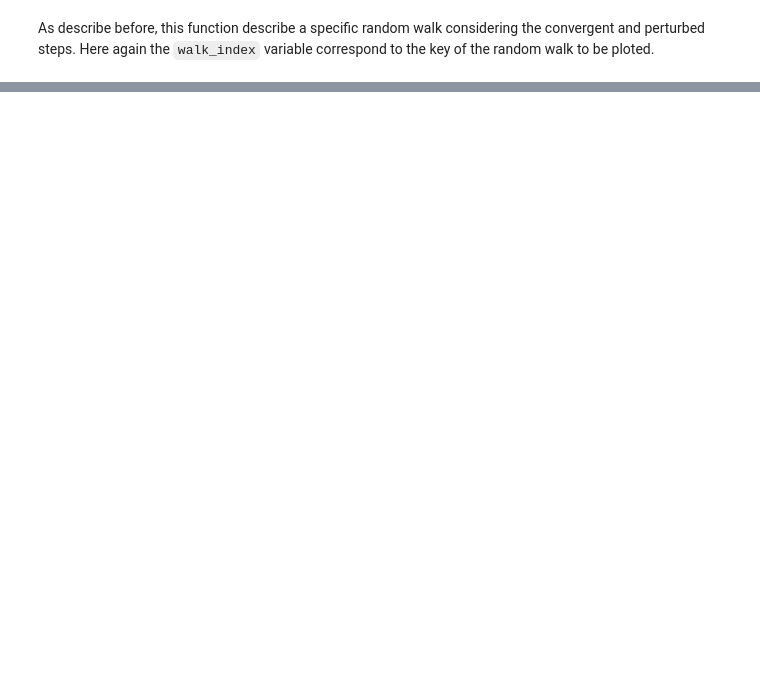
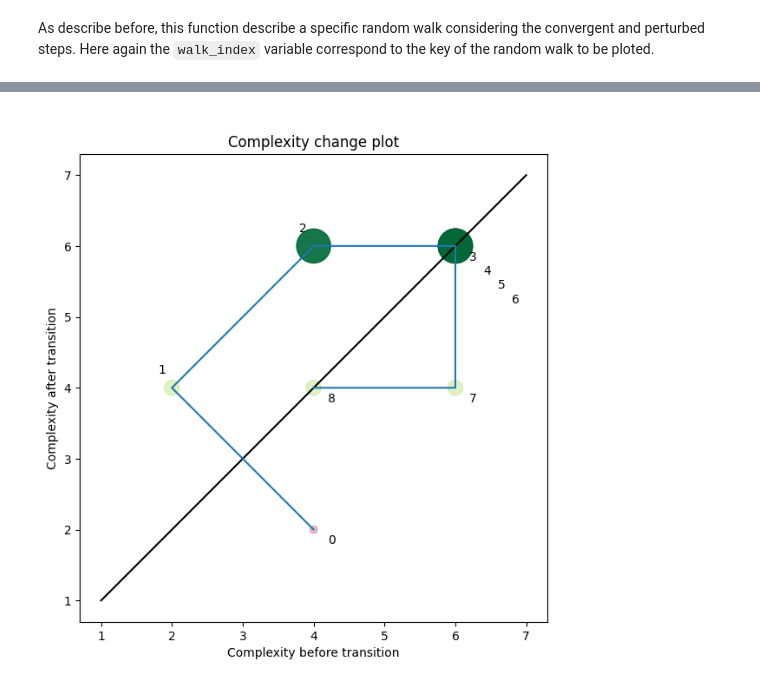
Before and after one commit to pmaldona/pyRN, a Jupyter notebook: notebooks/Resilient Plot Functions.ipynb, the cells around one changed output, grey strips where cells are left out. Drawn from its saved outputs; the diff is of its cells as text; code cells hidden in the pictures; blank space fills up the shorter version.

```diff
--- a/notebooks/Resilient Plot Functions.ipynb
+++ b/notebooks/Resilient Plot Functions.ipynb
@@ -159,0 +209,9 @@ plt.show()
+# %%
+fig, axes = plt.subplots()
+fig.set_size_inches(18, 7)
+
+RN.plotComplexityChangeSimpleRw(axes, walk_indexes=None, abstraction_type='c', save=False, file_path=None,
+                                     title='', show_indices=True, index_spacing=1)
+plt.show()
+# %% [output]
+[figure, added]
```
Also changed, not shown: parts of 13 cells of this notebook, 7 other files.
